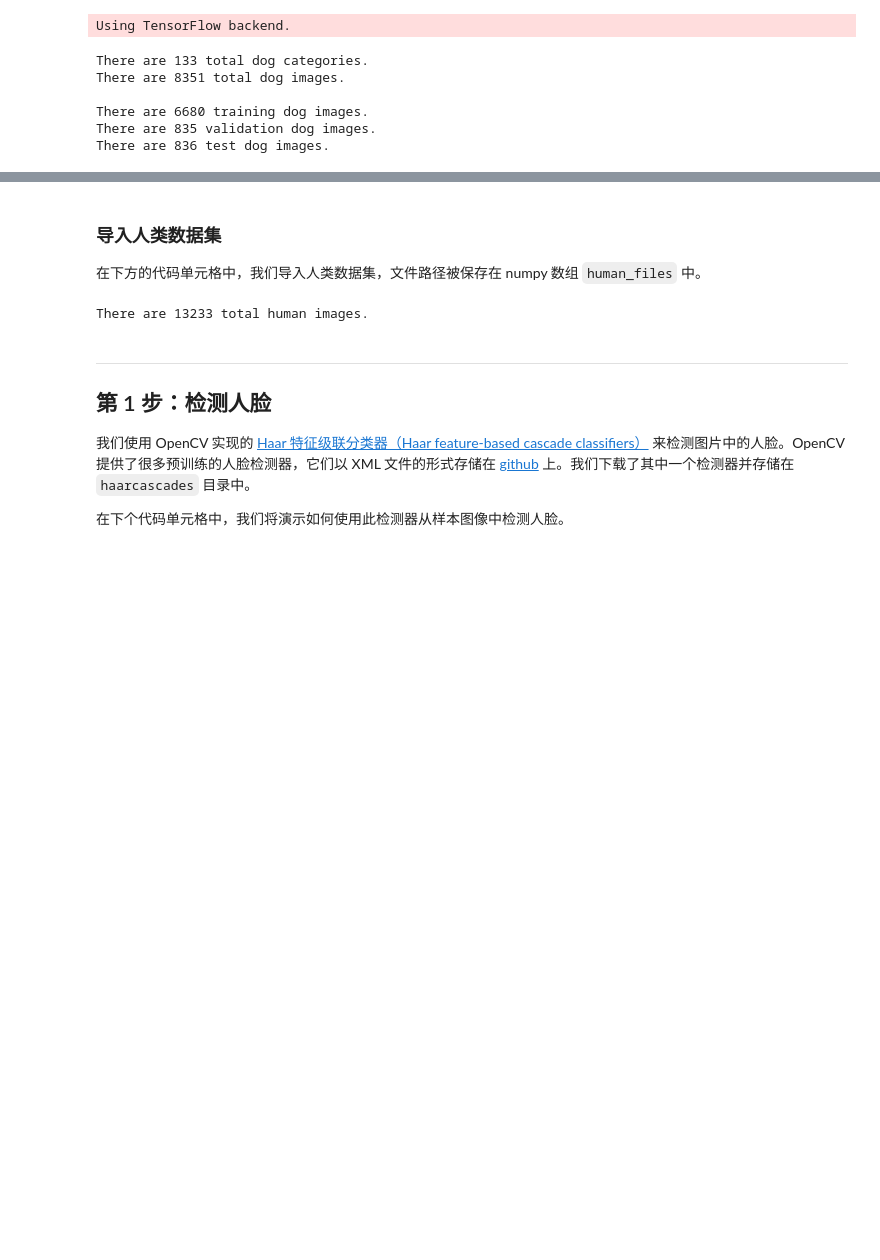
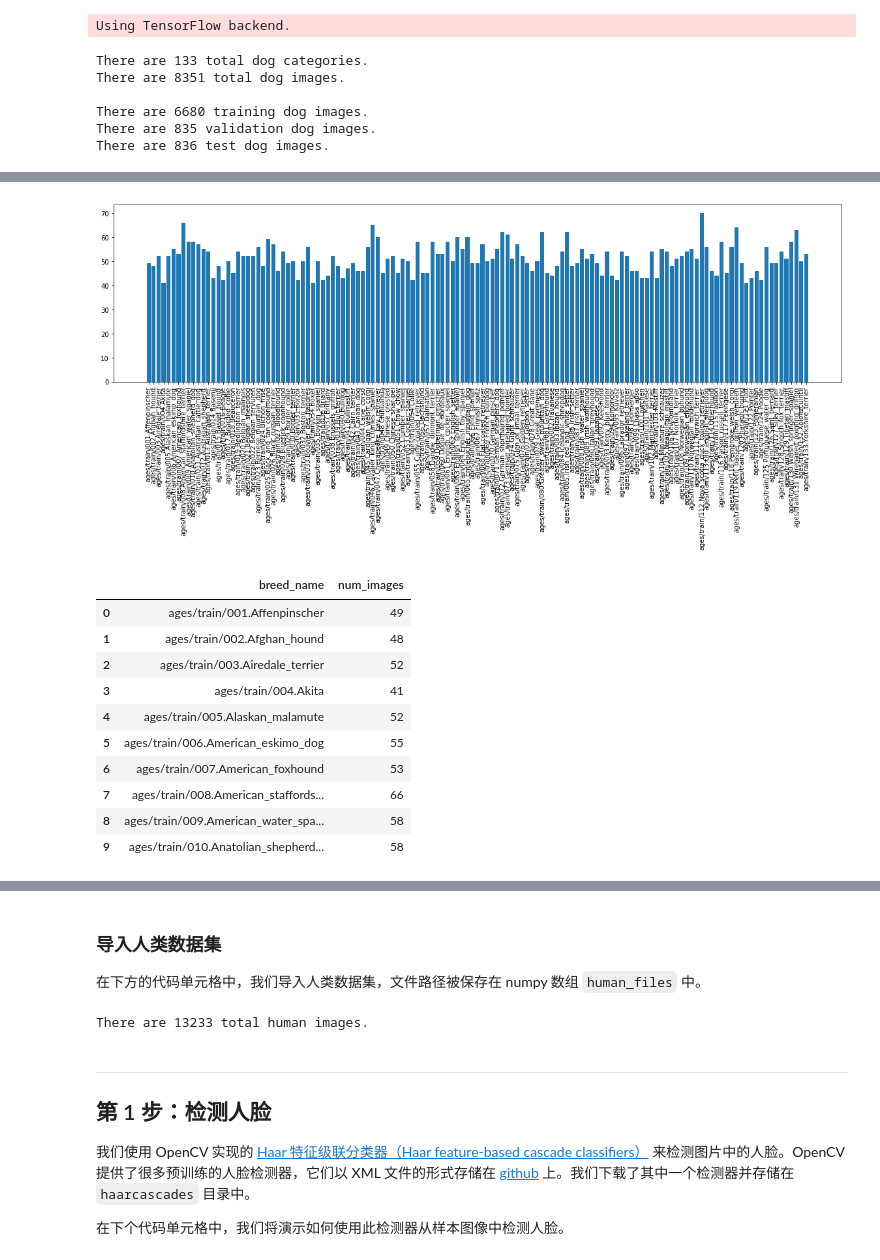
Before and after one commit to ddhgy/DogBreedClassifier, a Jupyter notebook: dog_app-zh.ipynb, the cells around one changed output, grey strips where cells are left out. Drawn from its saved outputs; the diff is of its cells as text; code cells hidden in the pictures; blank space fills up the shorter version.

```diff
--- a/dog_app-zh.ipynb
+++ b/dog_app-zh.ipynb
@@ -95,0 +114,32 @@ There are 836 test dog images.
+# %%
+import pandas as pd
+def class_grap(loc):
+    list_names=[]
+    num_files=[]
+    dog_db=pd.DataFrame()
+
+    for folder in sorted(glob("../../../data/dog_images/"+loc+"/*/")):
+        list_names.append(folder[20:-1])
+        num_files.append(len(folder))
+    dog_db['breed_name']=list_names
+    dog_db['num_images']=num_files
+    plt.figure(figsize=(20,5))
+    plt.xticks(rotation=90)
+    plt.bar(list_names,num_files)
+    plt.show()
+    return dog_db
+# %%
+class_grap('train')[:10]
+# %% [output]
+[figure, added]
+|  | breed_name | num_images |
+| 0 | ages/train/001.Affenpinscher | 49 |
+| 1 | ages/train/002.Afghan_hound | 48 |
+| 2 | ages/train/003.Airedale_terrier | 52 |
+| 3 | ages/train/004.Akita | 41 |
+| 4 | ages/train/005.Alaskan_malamute | 52 |
+| 5 | ages/train/006.American_eskimo_dog | 55 |
+| 6 | ages/train/007.American_foxhound | 53 |
+| 7 | ages/train/008.American_staffords... | 66 |
+| 8 | ages/train/009.American_water_spa... | 58 |
+| 9 | ages/train/010.Anatolian_shepherd... | 58 |
```
Also changed, not shown: parts of 16 cells of this notebook, 2 other files.
